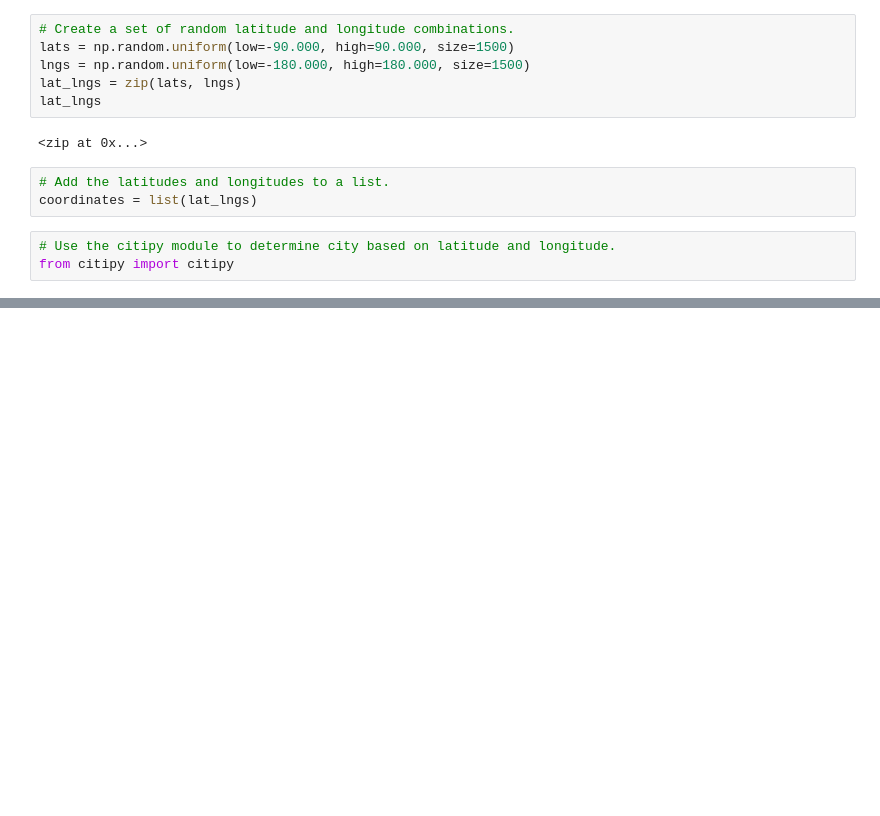
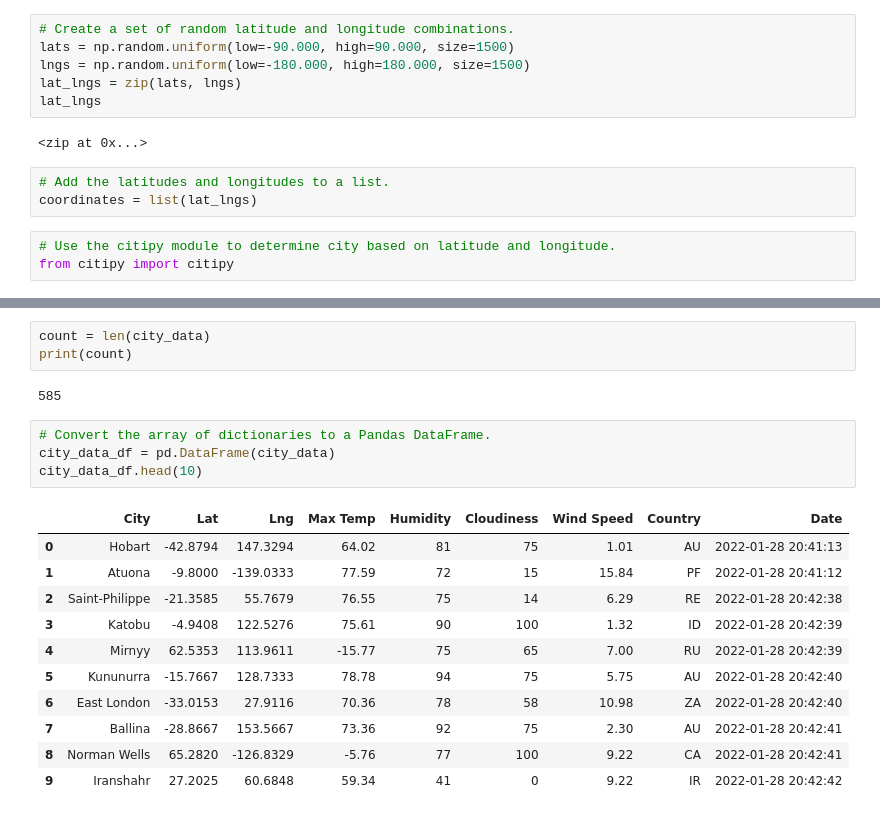
Before and after one commit to carinabeauvais/World_Weather_Analysis, a Jupyter notebook: WeatherPy.ipynb, the cells around one changed output, grey strips where cells are left out. Drawn from its saved outputs; the diff is of its cells as text; blank space fills up the shorter version.

```diff
--- a/WeatherPy.ipynb
+++ b/WeatherPy.ipynb
@@ -33,0 +130,21 @@ len(cities)
+# %%
+count = len(city_data)
+print(count)
+# %% [output]
+585
+# %%
+# Convert the array of dictionaries to a Pandas DataFrame.
+city_data_df = pd.DataFrame(city_data)
+city_data_df.head(10)
+# %% [output]
+|  | City | Lat | Lng | Max Temp | Humidity | Cloudiness | Wind Speed | Country | Date |
+| 0 | Hobart | -42.8794 | 147.3294 | 64.02 | 81 | 75 | 1.01 | AU | 2022-01-28 20:41:13 |
+| 1 | Atuona | -9.8000 | -139.0333 | 77.59 | 72 | 15 | 15.84 | PF | 2022-01-28 20:41:12 |
+| 2 | Saint-Philippe | -21.3585 | 55.7679 | 76.55 | 75 | 14 | 6.29 | RE | 2022-01-28 20:42:38 |
+| 3 | Katobu | -4.9408 | 122.5276 | 75.61 | 90 | 100 | 1.32 | ID | 2022-01-28 20:42:39 |
+| 4 | Mirnyy | 62.5353 | 113.9611 | -15.77 | 75 | 65 | 7.00 | RU | 2022-01-28 20:42:39 |
+| 5 | Kununurra | -15.7667 | 128.7333 | 78.78 | 94 | 75 | 5.75 | AU | 2022-01-28 20:42:40 |
+| 6 | East London | -33.0153 | 27.9116 | 70.36 | 78 | 58 | 10.98 | ZA | 2022-01-28 20:42:40 |
+| 7 | Ballina | -28.8667 | 153.5667 | 73.36 | 92 | 75 | 2.30 | AU | 2022-01-28 20:42:41 |
+| 8 | Norman Wells | 65.2820 | -126.8329 | -5.76 | 77 | 100 | 9.22 | CA | 2022-01-28 20:42:41 |
+| 9 | Iranshahr | 27.2025 | 60.6848 | 59.34 | 41 | 0 | 9.22 | IR | 2022-01-28 20:42:42 |
```
Also changed, not shown: parts of 7 cells of this notebook, 3 other files.
